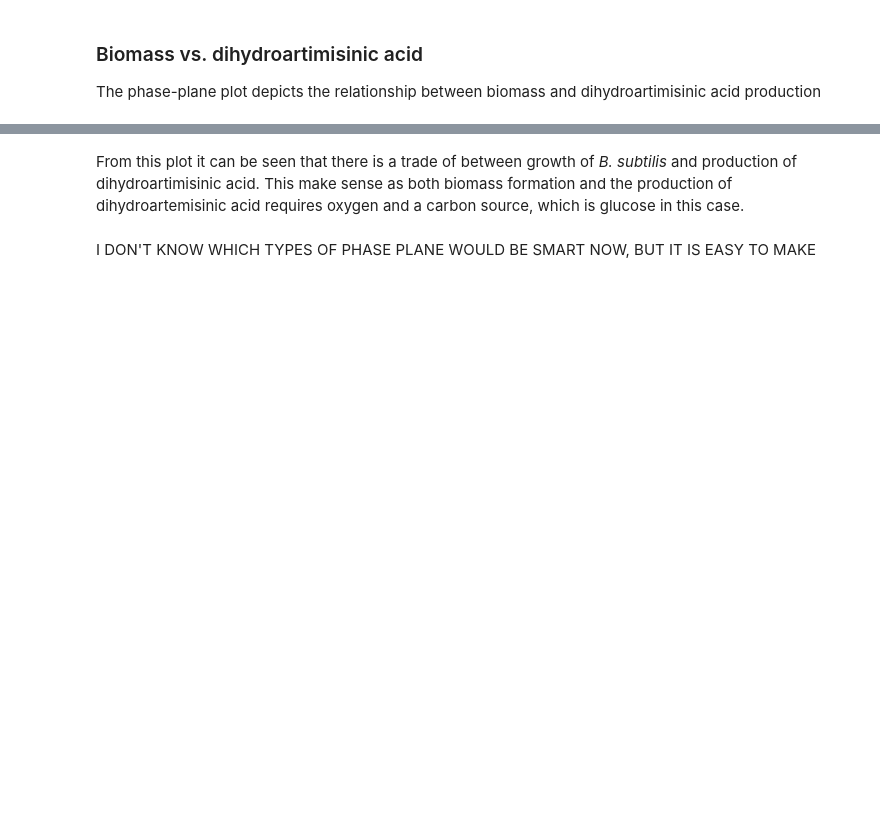
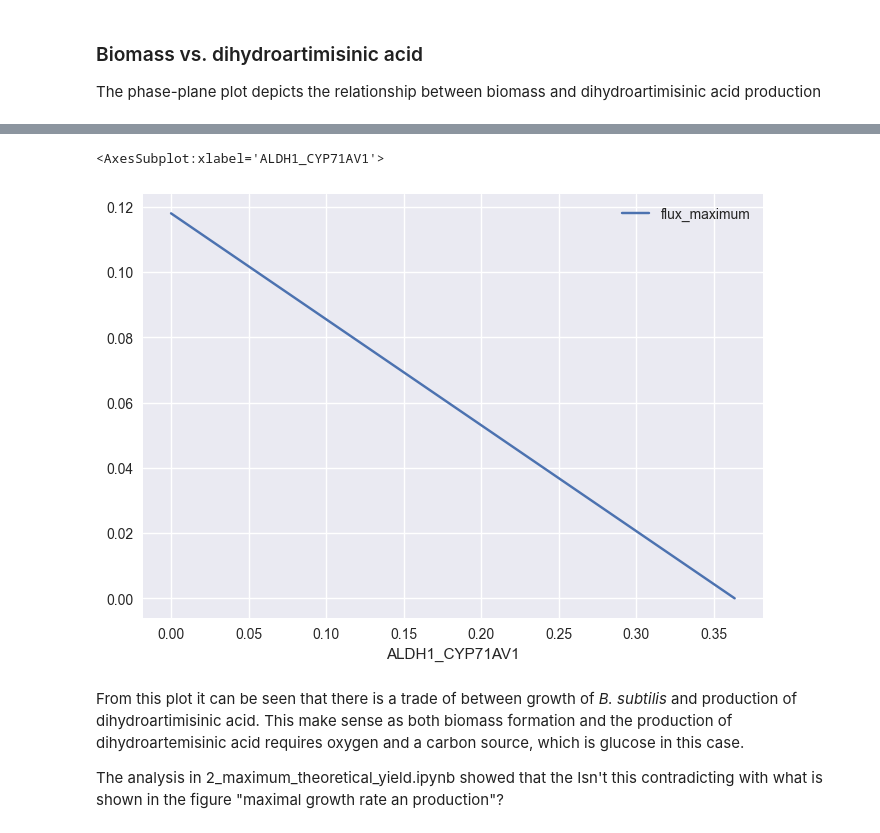
Before and after one commit to 27410/group-assignment-group6, a Jupyter notebook: 3_phenotypic_phase_planes.ipynb, the cells around one changed output, grey strips where cells are left out. Cells and saved outputs as stored; diff of their text form; code cells hidden in the pictures; blank space fills up the shorter version.

```diff
--- a/2_phenotypic_phase_planes.ipynb
+++ b/3_phenotypic_phase_planes.ipynb
@@ -5,10 +5,11 @@ We want to examine the correlation between growth and the production of the arte
 # %%
 # Initialising the required packages
 import pandas as pd
-import matplotlib
 import matplotlib.pyplot as plt
+plt.style.use('seaborn')
+%matplotlib inline
 from cobra.io import read_sbml_model # Loading the model
-from cobra.flux_analysis.phenotype_phase_plane import production_envelope, add_envelope # Phase plane analysis text needed
+from cobra.flux_analysis.phenotype_phase_plane import production_envelope # Phase plane analysis
 from cameo import phenotypic_phase_plane
 from cameo.visualization.plotting.with_plotly import PlotlyPlotter
 # %%
@@ -52,3 +37,8 @@ result.plot(plotter)
 # %% [output]
 [interactive output not drawn]
 [interactive output not drawn]
+# %%
+ppp_dihaa = production_envelope(model,
+                    reactions=[model.reactions.ALDH1_CYP71AV1],
+                    objective=model.reactions.BIOMASS_BS_10)
+ppp_dihaa
@@ -55,4 +63,12 @@ result.plot(plotter)
+# %%
+ppp_dihaa_plot = ppp_dihaa.plot(x='ALDH1_CYP71AV1', y='flux_maximum')
+ppp_dihaa_plot.get_figure().savefig("figures/ppp_dhihaa_glc") # Saving the plot as a png file
+ppp_dihaa_plot
+# %% [output]
+<AxesSubplot:xlabel='ALDH1_CYP71AV1'>
+[figure, added]
 # %% [markdown]
 From this plot it can be seen that there is a trade of between growth of _B. subtilis_ and production of dihydroartimisinic acid. This make sense as both biomass formation and the production of dihydroartemisinic acid requires oxygen and a carbon source, which is glucose in this case.
+
+The analysis in 2_maximum_theoretical_yield.ipynb showed that the
+Isn't this contradicting with what is shown in the figure "maximal growth rate an production"?
-# %% [markdown]
-I DON'T KNOW WHICH TYPES OF PHASE PLANE WOULD BE SMART NOW, BUT IT IS EASY TO MAKE
```
Also changed, not shown: parts of 7 cells of this notebook, 4 other files.
